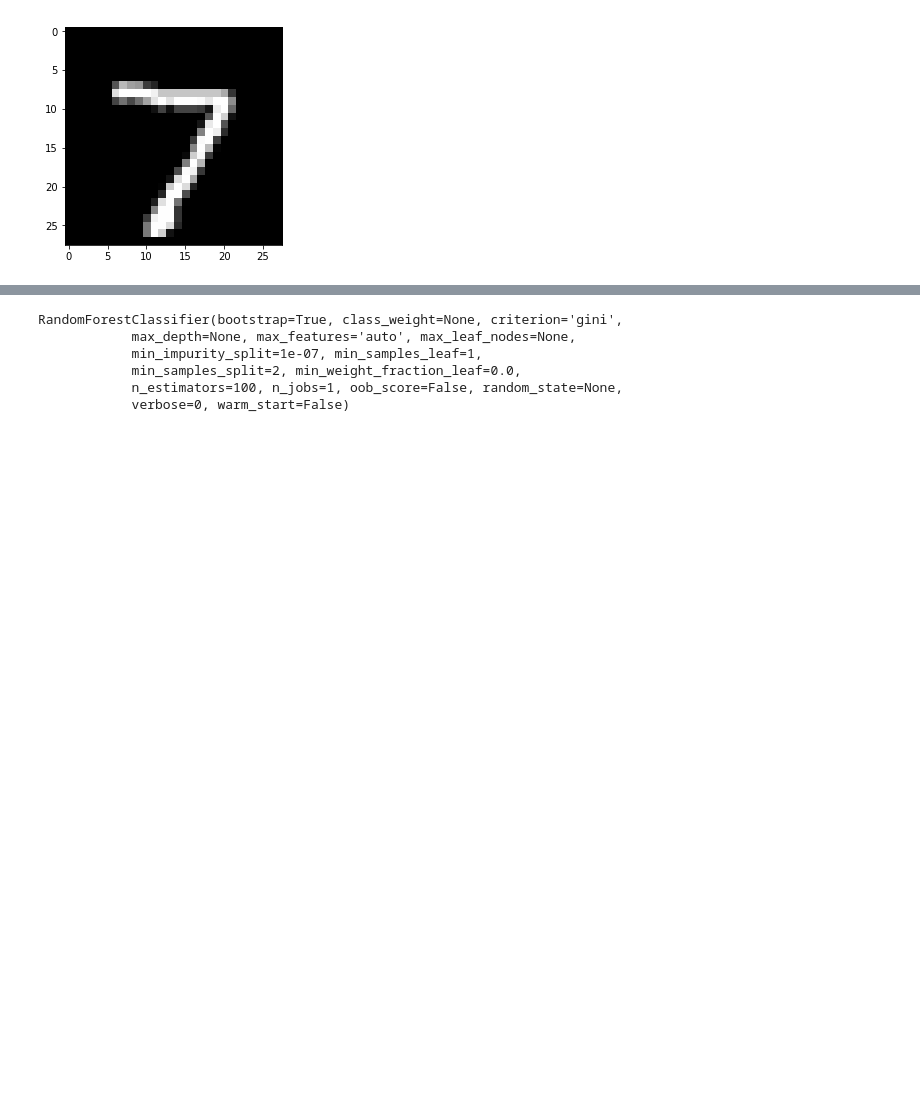
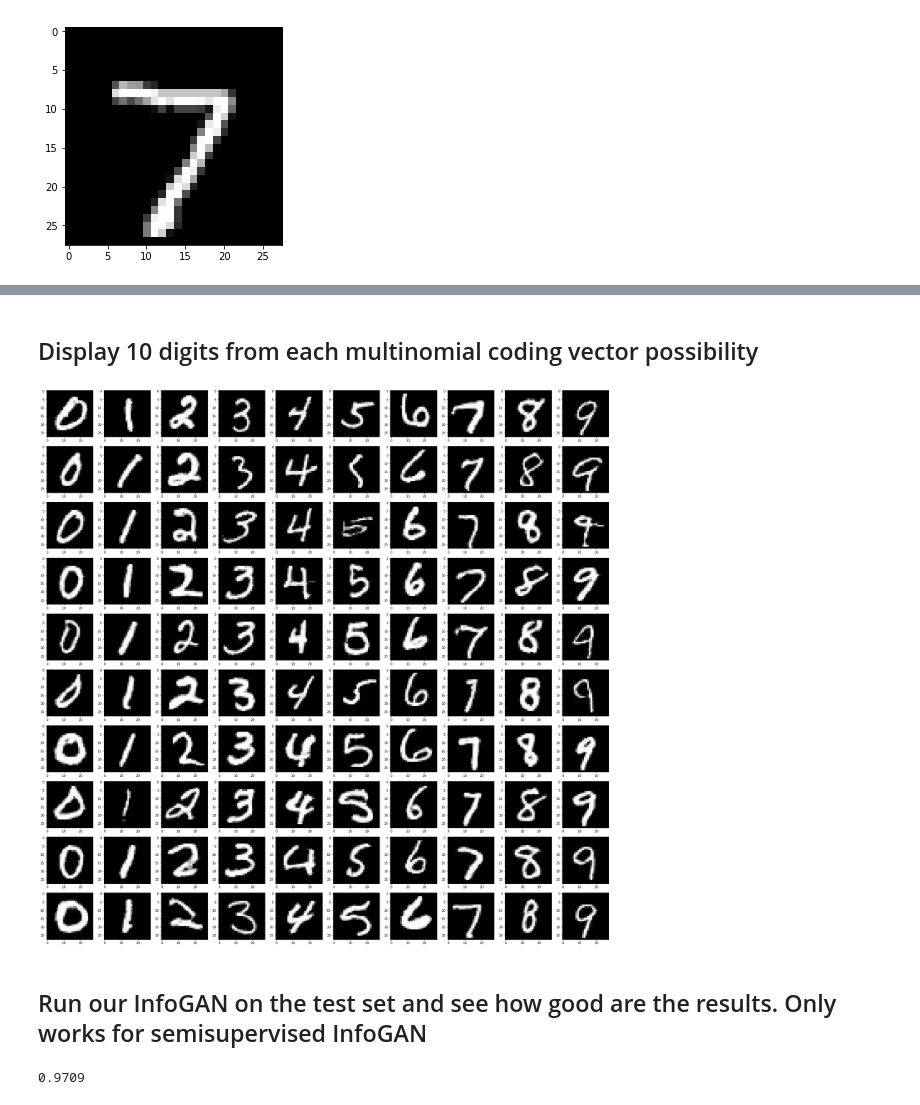
Before and after one commit to HenryJia/InfoGAN, a Jupyter notebook: MNIST_GAN.ipynb, the cells around one changed output, grey strips where cells are left out. Saved outputs shown, nothing was run; the diff lists cells and outputs as text; code cells hidden in the pictures; blank space fills up the shorter version.

```diff
--- a/MNIST_GAN.ipynb
+++ b/MNIST_GAN.ipynb
@@ -320,3 +345,47 @@ if c2_len > 0:
     torch.save(Q_con.state_dict(), 'mnist_qcon.torch')
 if c3_len > 0:
     torch.save(Q_bin.state_dict(), 'mnist_qbin.torch')
+# %%
+gen.load_state_dict(torch.load('mnist_gen.torch'))
+dis.load_state_dict(torch.load('mnist_dis.torch'))
+if c1_len > 0:
+    Q_cat.load_state_dict(torch.load('mnist_qcat.torch'))
+if c2_len > 0:
+    Q_con.load_state_dict(torch.load('mnist_qcon.torch'))
+if c3_len > 0:
+    Q_bin.load_state_dict(torch.load('mnist_qbin.torch'))
+# %% [markdown]
+## Display 10 digits from each multinomial coding vector possibility
+# %%
+plt.figure(0, figsize = (32, 32))
+
+z = []
+if z_len > 0:
+    z += [Variable(torch.randn(10 * c1_len, z_len)).cuda()]
+if c1_len > 0:
+    cat_noise = Variable(torch.arange(0, c1_len).repeat(10).long()).cuda()
+    onehot_noise = Variable(torch.zeros(10 * c1_len, c1_len)).cuda()
+    onehot_noise.data.scatter_(1, cat_noise.data.view(-1, 1), 1)
+    z += [onehot_noise]
+
+if c2_len > 0:
+    #con_noise = Variable(torch.randn(data.size()[0], c2_len)).cuda()
+    con_noise = Variable(torch.rand(10 * c1_len, c2_len)).cuda() * 2 - 1
+    z += [con_noise]
+
+if c3_len > 0:
+    bin_noise = Variable(torch.bernoulli(0.5 * torch.ones(10 * c1_len, c3_len))).cuda().float()
+    z += [bin_noise]
+
+z = torch.cat(z, dim = 1)
+out_gen = gen(z)
+
+for i in range(10):
+    for j in range(10):
+        idx = i * 10 + j + 1
+        plt.subplot(10, 10, idx)
+        plt.imshow(np.round(out_gen[idx - 1, 0].cpu().data.numpy() * 255), cmap = 'gray')
+# %% [output]
+[figure, added]
+# %% [markdown]
+## Run our InfoGAN on the test set and see how good are the results. Only works for semisupervised InfoGAN
@@ -323,23 +395,4 @@ if c3_len > 0:
 # %%
-y_train = np.argmax(y_train, axis = 1)
-y_test = np.argmax(y_test, axis = 1)
+print(np.mean(out_test == np.argmax(y_test, axis = 1)))
+# %% [output]
+0.9709
-# %%
-clf = RandomForestClassifier(n_estimators = 100)
-
-selection = torch.randperm(x_train_th.size()[0])[:1000]
-hid = dis(Variable(x_train_th[selection]).cuda().float() / 255.0)[1]
-out_q = F.sigmoid(Q_bin(hid))
-#out_qcat = F.softmax(Q_cat(hid))
-#out_q = torch.cat([out_qbin, torch.max(out_qcat, dim = 1)[1].view(-1, 1).float()], dim = 1)
-
-out_q = np.round(out_q.cpu().data.numpy())
-selection = selection.cpu().numpy()
-
-clf.fit(out_q, y_train[selection])
-# %% [output]
-RandomForestClassifier(bootstrap=True, class_weight=None, criterion='gini',
-            max_depth=None, max_features='auto', max_leaf_nodes=None,
-            min_impurity_split=1e-07, min_samples_leaf=1,
-            min_samples_split=2, min_weight_fraction_leaf=0.0,
-            n_estimators=100, n_jobs=1, oob_score=False, random_state=None,
-            verbose=0, warm_start=False)
```
Also changed, not shown: parts of 9 cells of this notebook.
